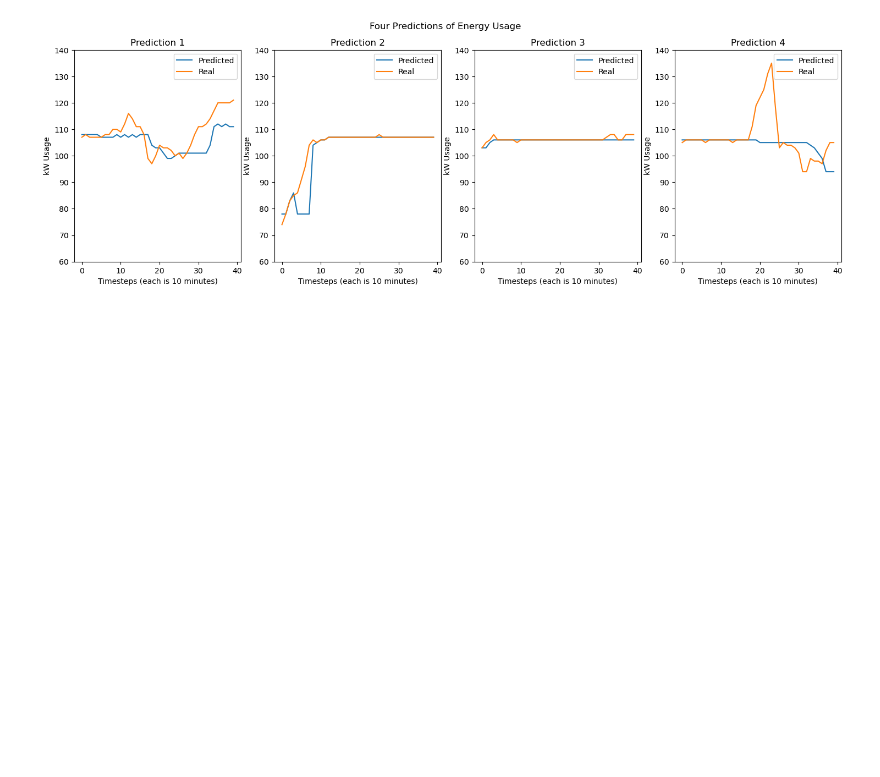
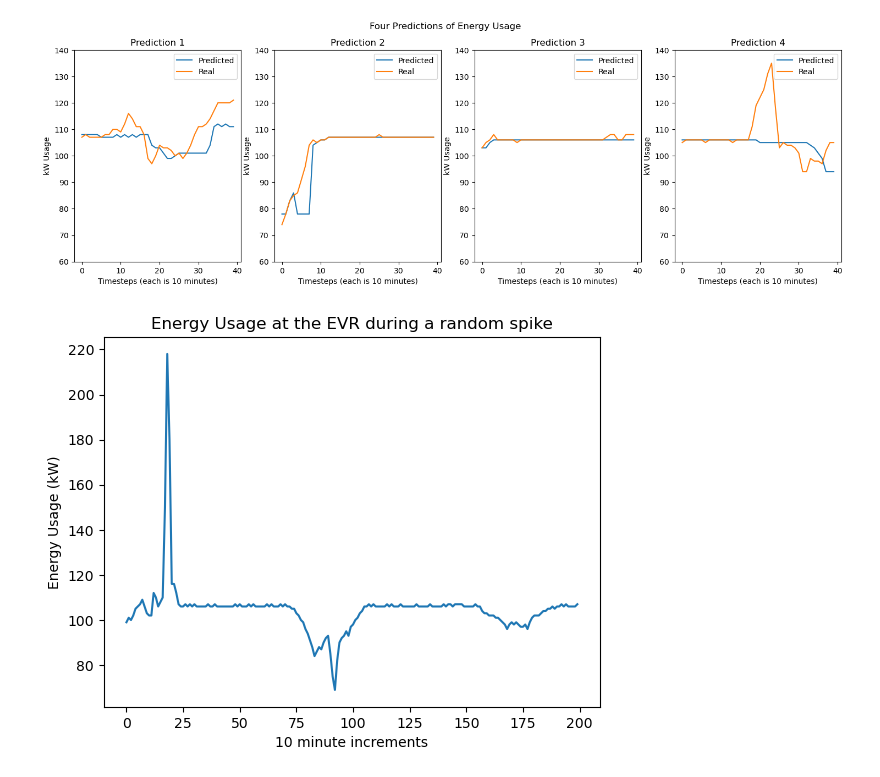
Before and after one commit to DIRECTLab/Predictive-EMS, a Jupyter notebook: Simulation/visualizations_for_paper.ipynb, the cells around one changed output. Drawn from its saved outputs; the diff is of its cells as text; code cells hidden in the pictures; blank space fills up the shorter version.

```diff
--- a/Simulation/visualizations_for_paper.ipynb
+++ b/Simulation/visualizations_for_paper.ipynb
@@ -120,3 +120,11 @@ plt.savefig("energy_predictions.png")
 plt.show()
 # %% [output]
 [figure]
+# %%
+plt.plot(power_usage[5200:5400])
+plt.xlabel("10 minute increments")
+plt.ylabel("Energy Usage (kW)")
+plt.title("Energy Usage at the EVR during a random spike")
+plt.show()
+# %% [output]
+[figure, added]
```
Also changed, not shown: parts of 1 cell of this notebook, 4 other files.
